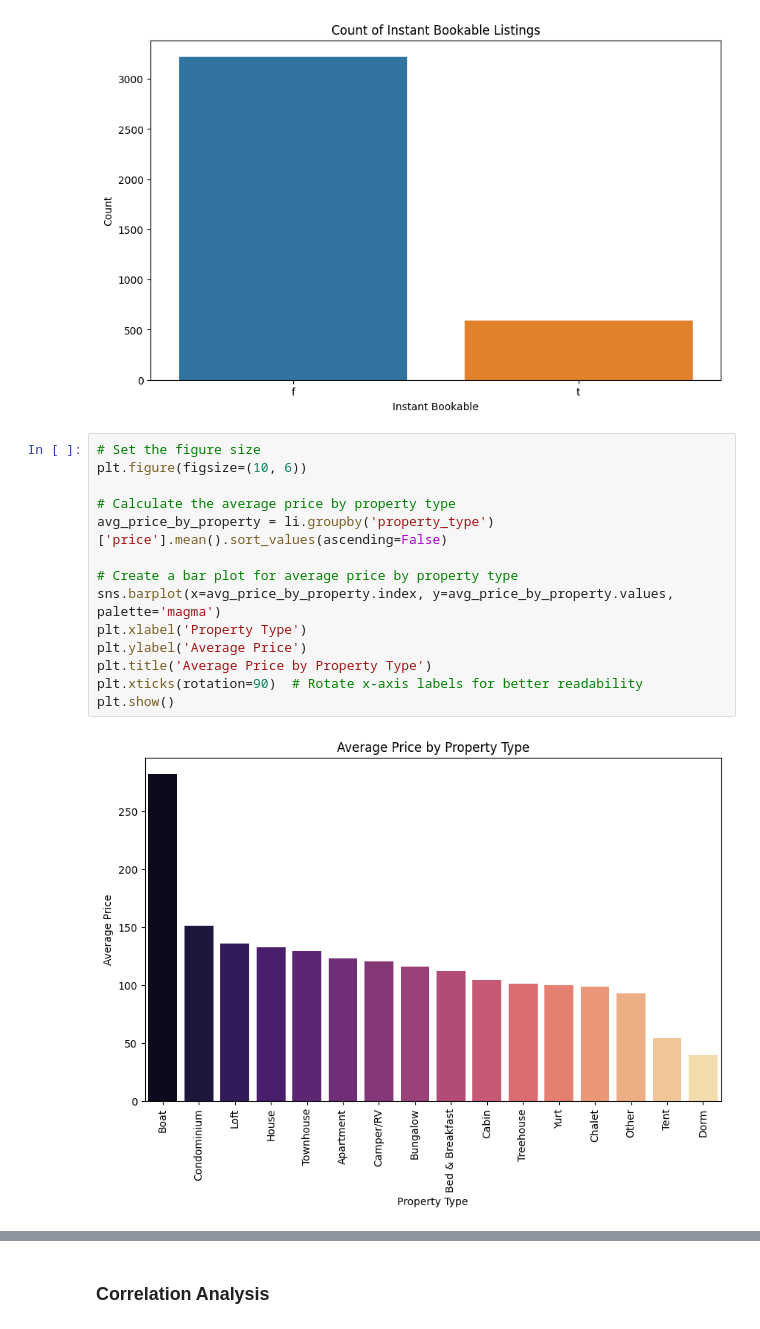
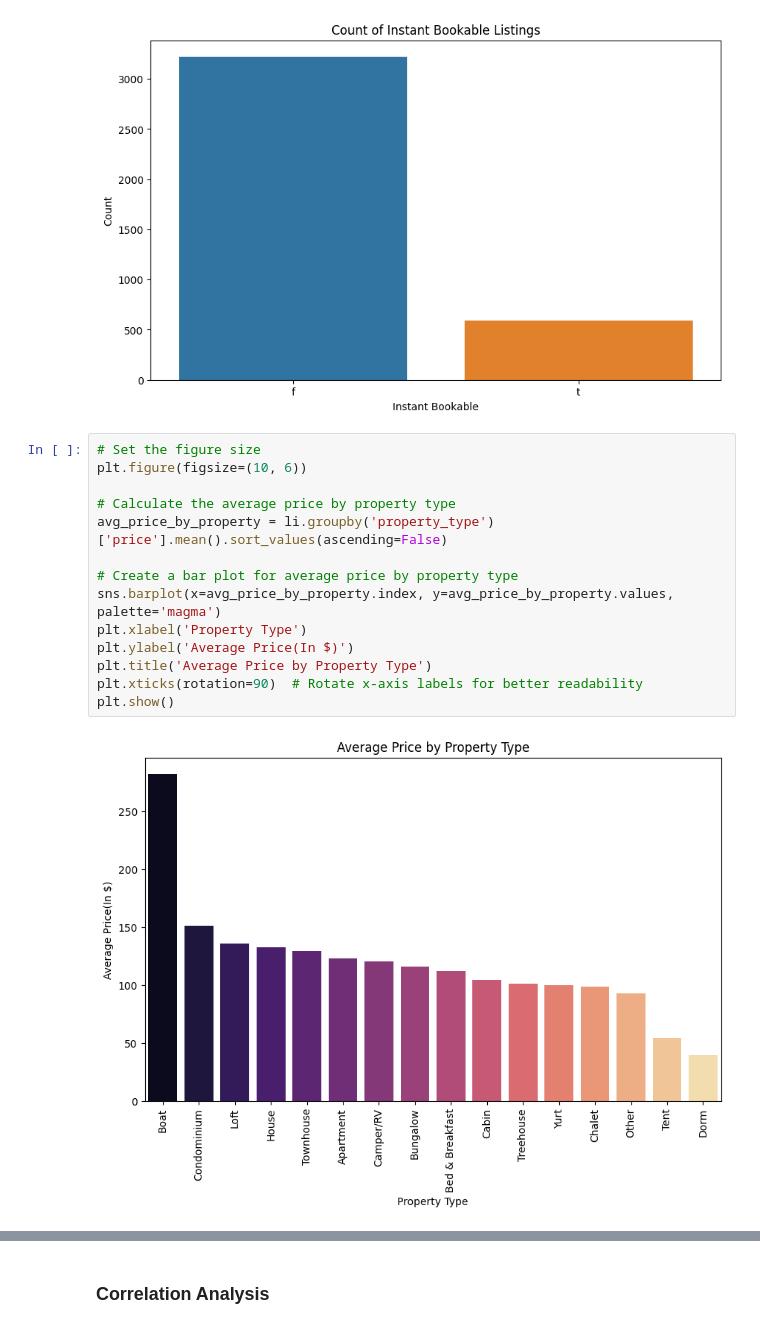
Before and after one commit to satyakipal99/Coding-Samurai-Internship-Data-Science, a Jupyter notebook: EDA_on_AirBnb_Listings_Coding_Samurai_Project_1.ipynb, the cells around one changed output, grey strips where cells are left out. Cells and saved outputs as stored; diff of their text form.

```diff
--- a/EDA_on_AirBnb_Listings_Coding_Samurai_Project_1.ipynb
+++ b/EDA_on_AirBnb_Listings_Coding_Samurai_Project_1.ipynb
@@ -258,19 +258,19 @@ plt.show()
 # %%
 # Set the figure size
 plt.figure(figsize=(10, 6))
 
 # Calculate the average price by property type
 avg_price_by_property = li.groupby('property_type')['price'].mean().sort_values(ascending=False)
 
 # Create a bar plot for average price by property type
 sns.barplot(x=avg_price_by_property.index, y=avg_price_by_property.values, palette='magma')
 plt.xlabel('Property Type')
-plt.ylabel('Average Price')
+plt.ylabel('Average Price(In $)')
 plt.title('Average Price by Property Type')
 plt.xticks(rotation=90)  # Rotate x-axis labels for better readability
 plt.show()
 # %% [output]
-[figure, old version]
+[figure, new version]
 # %%
 # Set the figure size
 plt.figure(figsize=(10, 6))
```
Also changed, not shown: parts of 2 cells of this notebook.
